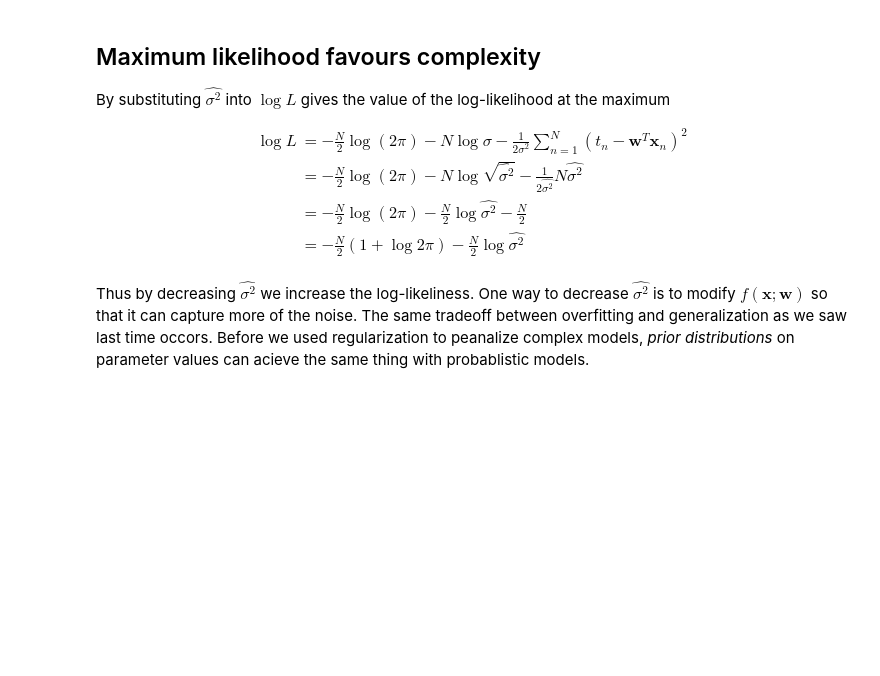
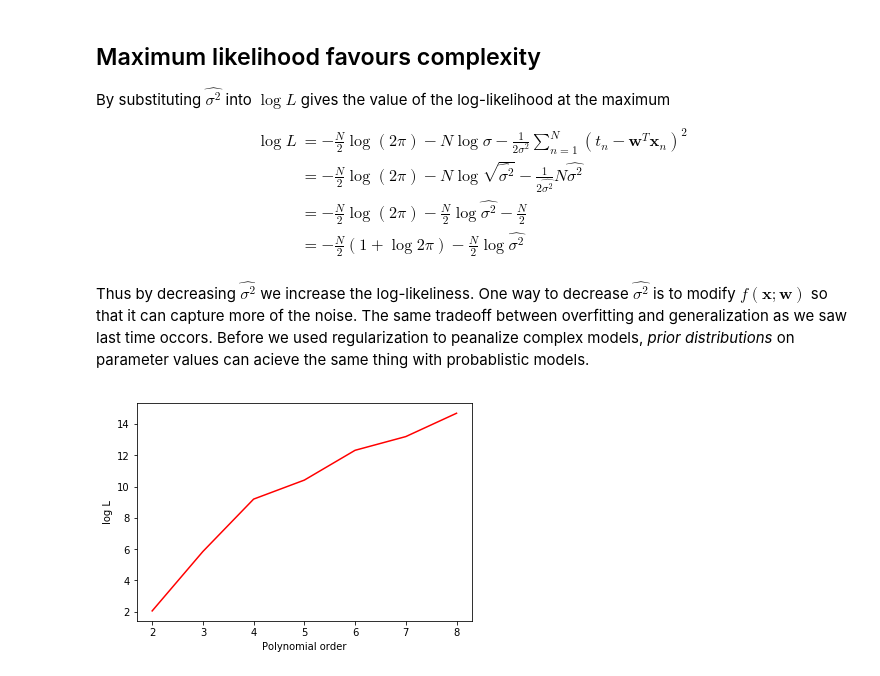
Before and after one commit to bens-notes/machine-learning-notes, a Jupyter notebook: Linear Modelling - Maximum Likelihood.ipynb, the cells around one changed output. Drawn from its saved outputs; the diff is of its cells as text; code cells hidden in the pictures; blank space fills up the shorter version.

Commit message:
Added log L graph

```diff
--- a/Linear Modelling - Maximum Likelihood.ipynb
+++ b/Linear Modelling - Maximum Likelihood.ipynb
@@ -193,14 +193,18 @@ t_values = [12.00, 11.00, 11.00, 11.20, 10.80, 10.80, 10.80, 10.60, 10.80, 10.30
 
 N = len(x_values)
 X = np.matrix([[1,x] for x in x_values])
-XT = np.transpose(X)
-tT = np.matrix([t_values])
-t = np.transpose(tT)
 
-best_w = ((XT * X) ** -1) * XT * t
-best_sigma2 = (1/N) * (tT * t - tT * X * best_w)
+def get_params(X_mat):
+    XT = np.transpose(X_mat)
+    tT = np.matrix([t_values])
+    t = np.transpose(tT)
 
-print("w = {}\n\nsigma^2 = {}".format(best_w, best_sigma2))
+    best_w = ((XT * X_mat) ** -1) * XT * t
+    best_sigma2 = (1/N) * (tT * t - tT * X_mat * best_w)
+
+    return (best_w, best_sigma2)
+
+print("w = {}\n\nsigma^2 = {}".format(*get_params(X)))
 # %% [output]
 w = [[  3.64164559e+01]
  [ -1.33308857e-02]]
@@ -364,3 +368,22 @@ $$
 $$
 
 Thus by decreasing $\widehat{\sigma^2}$ we increase the log-likeliness. One way to decrease $\widehat{\sigma^2}$ is to modify $f(\mathbf{x};\mathbf{w})$ so that it can capture more of the noise. The same tradeoff between overfitting and generalization as we saw last time occors. Before we used regularization to peanalize complex models, _prior distributions_ on parameter values can acieve the same thing with probablistic models.
+# %%
+# Normalize x, for numerical stability
+stable_x = np.array([float(x) for x in x_values]) - x_values[0]
+stable_x *= 0.4
+
+orders = list(range(2, 9))
+log_Ls = []
+for order in orders:
+    X = np.matrix([[x**o for o in range(0, order)] for x in stable_x])
+    (_, ss) = get_params(X)
+    log_L = -(N/2)*(1+np.log(2 * np.pi)) - (N/2) * np.log(ss)
+    log_Ls.append(log_L.item(0))
+
+plt.plot(orders, log_Ls, 'r')
+plt.xlabel('Polynomial order')
+plt.ylabel('log L')
+plt.show()
+# %% [output]
+[figure, added]
```
